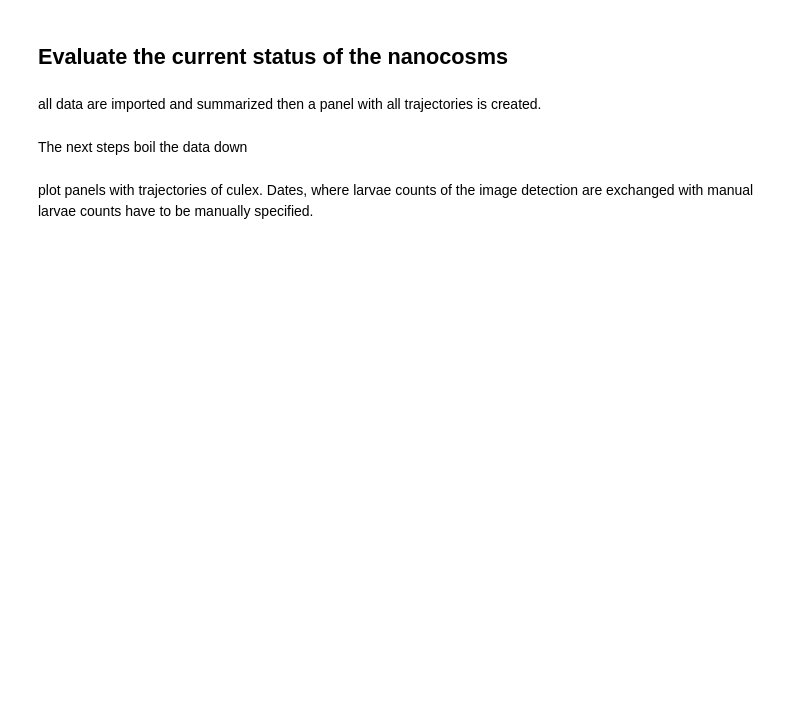
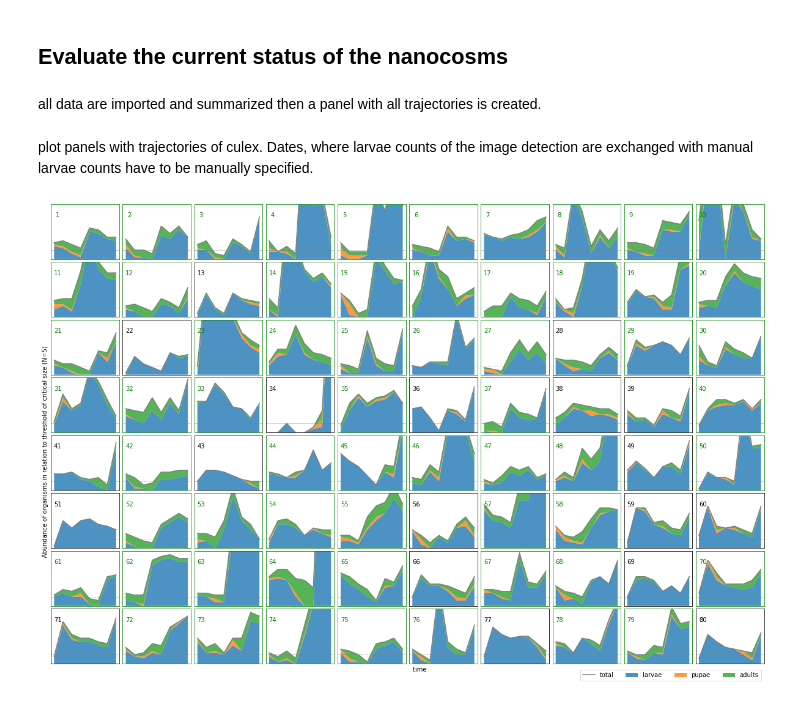
Before and after one commit to flo-schu/peek, a Jupyter notebook: scripts/status.ipynb, the cells around one changed output. Saved outputs shown, nothing was run; the diff lists cells and outputs as text; code cells hidden in the pictures; blank space fills up the shorter version.

```diff
--- a/scripts/status.ipynb
+++ b/scripts/status.ipynb
@@ -12,7 +12,5 @@ from matplotlib import pyplot as plt
 import evaluation.calc as calc
 from image.analysis import Data
 # %%
-data = Data.combine_data_classic(
-    datapath="data/",
-    interpolation_cfg={"method":"pad", "limit":1, "limit_direction":"forward"})
+data = pd.read_csv("data/measurements.csv")
 data.fillna(0, inplace=True)
@@ -22,2 +16,0 @@ data
-# %% [markdown]
-The next steps boil the data down
@@ -47,48 +17,47 @@ d
 # %% [markdown]
 plot panels with trajectories of culex. Dates, where larvae counts of the image detection are exchanged with manual larvae counts have to be manually specified.
 # %%
-pdat = d.reset_index().query("species == 'Culex'").query("time == '2021-04-09' | time == '2021-04-16' | time == '2021-04-23' | time == '2021-04-30' | time == '2021-05-07' | time == '2021-05-14'")
+pdat = data.reset_index().query("time == '2021-04-09' | time == '2021-04-16' | time == '2021-04-23' | time == '2021-04-30' | time == '2021-05-07' | time == '2021-05-14' | time == '2021-05-20' | time == '2021-05-27'")
 pdat["larvae"] = pdat["culex_larvae"] + pdat["culex_small"]
 pdat["culex"] = pdat["larvae"] + pdat["culex_adults"] + pdat["culex_pupae"]
 pdat.rename(columns={"culex_adults":"adults", "culex_pupae":"pupae"}, inplace=True)
 
 fig, axes = plt.subplots(figsize=(18,12), ncols=10, nrows=8, sharex=True)
 axes = axes.flatten()
 for ax, i in zip(axes, np.arange(1, 81)):
     dd = pdat.query("id == @i")
-    spcs = dd["species"].unique()
-    for s in spcs:
-        ddd = dd.query("species == @s").reset_index()
-        l, = ax.plot(ddd["time"], ddd["culex"], label="total", color="gray")
-        l = ax.fill_between(ddd["time"], [0], ddd["larvae"],
-                            alpha=.8, label="larvae")
-        l = ax.fill_between(ddd["time"], ddd["larvae"], ddd["larvae"] + ddd["pupae"],
-                            alpha=.8, label="pupae")
-        l = ax.fill_between(ddd["time"], ddd["larvae"] + ddd["pupae"], ddd["larvae"] + ddd["pupae"] + ddd["adults"],
-                            alpha=.8, label="adults")
-        ax.axhline(5, 0 , 100, linestyle="--", color="gray", linewidth=.5)
-        ax.set_ylim(0,30)
-        ax.set_xticks([])
-        ax.set_yticks([])
-        ax.text(0.1, 0.8, str(i), horizontalalignment='center', verticalalignment='center', transform=ax.transAxes)        # ax.set_ylabel("Abundance")
+    l, = ax.plot(dd["time"], dd["culex"], label="total", color="gray")
+    l = ax.fill_between(dd["time"], [0], dd["larvae"],
+                        alpha=.8, label="larvae")
+    l = ax.fill_between(dd["time"], dd["larvae"], dd["larvae"] + dd["pupae"],
+                        alpha=.8, label="pupae")
+    l = ax.fill_between(dd["time"], dd["larvae"] + dd["pupae"], dd["larvae"] + dd["pupae"] + dd["adults"],
+                        alpha=.8, label="adults")
+    ax.axhline(5, 0 , 100, linestyle="--", color="gray", linewidth=.5)
+    ax.set_ylim(0,30)
+    ax.set_xticks([])
+    ax.set_yticks([])
+    ax.text(0.1, 0.8, str(i), horizontalalignment='center', verticalalignment='center', transform=ax.transAxes)        # ax.set_ylabel("Abundance")
 
-        # color panels conditional on status
-        if any(ddd.culex_repro) == True:
-            plt.setp(ax.spines.values(), color="green")
-            plt.setp(ax.texts, color="green")
-        elif ddd.culex.to_numpy()[-1] < 5:
-            plt.setp(ax.spines.values(), color="red")
-            plt.setp(ax.texts, color="red")
+    # color panels conditional on status
+    if any(dd.culex_repro) == True:
+        plt.setp(ax.spines.values(), color="green")
+        plt.setp(ax.texts, color="green")
+    elif dd.culex.to_numpy()[-1] < 5:
+        plt.setp(ax.spines.values(), color="red")
+        plt.setp(ax.texts, color="red")
 
 
 fig.subplots_adjust(bottom=0.08, wspace=0.05, hspace=0.05, top=.95, right=0.95, left=0.05)
 
 handles = [axes[2].lines[0]] + axes[2].collections
 
 axes[79].legend(handles = handles, labels=["total", "larvae", "pupae", "adults"], loc='upper right',
                 bbox_to_anchor=(1, -0.05),fancybox=False, shadow=False, ncol=4)
 axes[75].set_xlabel("time                         ")
 axes[40].set_ylabel("            Abundance of organisms in relation to threshold of critical size (N=5)")
 
 plt.savefig("plots/status_culex.jpeg")
 plt.show()
+# %% [output]
+[figure, added]
```
Also changed, not shown: parts of 2 cells of this notebook, 7 other files.
